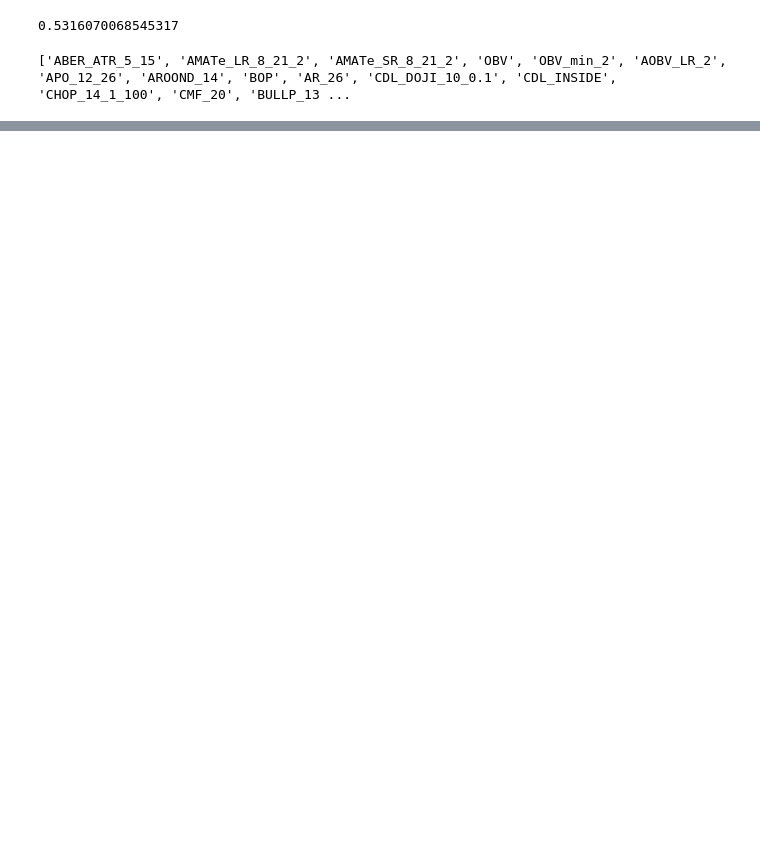
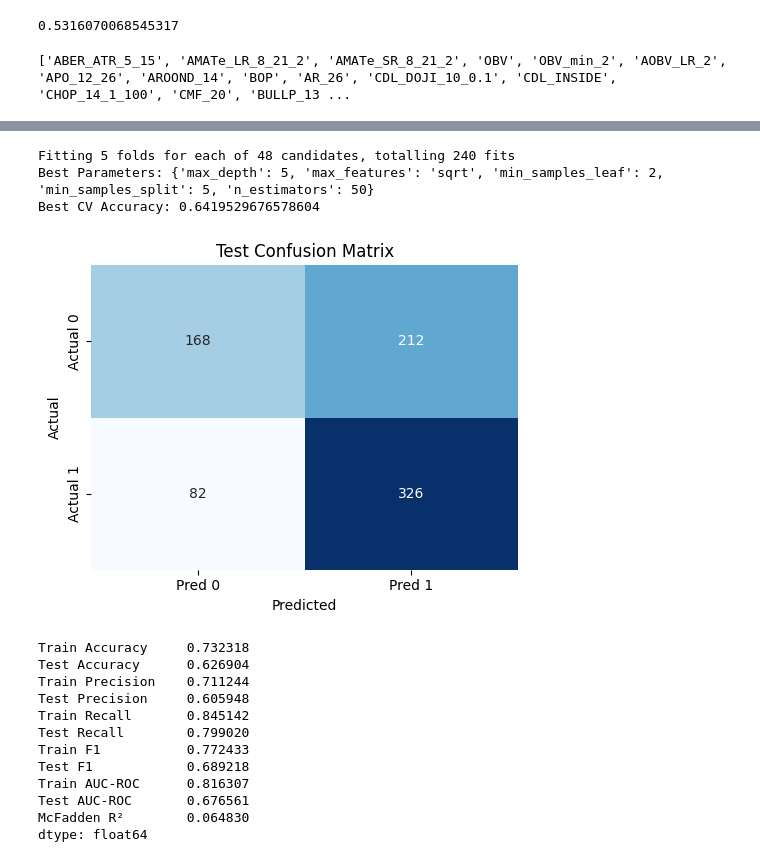
Before and after one commit to mahajanh19/Portfolio, a Jupyter notebook: INDA-CRISP/pytrigger_TI_ML.ipynb, the cells around one changed output, grey strips where cells are left out. Drawn from its saved outputs; the diff is of its cells as text; code cells hidden in the pictures; blank space fills up the shorter version.

```diff
--- a/INDA-CRISP/pytrigger_TI_ML.ipynb
+++ b/INDA-CRISP/pytrigger_TI_ML.ipynb
@@ -162,0 +260,54 @@ memory usage: 340.8 KB
+# %%
+# Run Random Forest with hyperparameter tuning (no parallelism)
+grid_search_rf = GridSearchCV(
+    estimator=RandomForestClassifier(random_state=42),
+    param_grid={
+        'n_estimators': [50,100],
+        'max_depth': [3, 5, 10],
+        'min_samples_split': [2, 5],
+        'min_samples_leaf': [1, 2],
+        'max_features': ['sqrt', 'log2']
+    },
+    cv=5,
+    scoring='accuracy',
+    n_jobs=1,
+    verbose=1
+)
+
+# Fit the model and get the best estimator
+grid_search_rf.fit(X_train_FS, Y_train)
+best_rf_model = grid_search_rf.best_estimator_
+
+# Output best parameters and CV score
+print("Best Parameters:", grid_search_rf.best_params_)
+print("Best CV Accuracy:", grid_search_rf.best_score_)
+# %% [output]
+Fitting 5 folds for each of 48 candidates, totalling 240 fits
+Best Parameters: {'max_depth': 5, 'max_features': 'sqrt', 'min_samples_leaf': 2, 'min_samples_split': 5, 'n_estimators': 50}
+Best CV Accuracy: 0.6419529676578604
+# %%
+y_train_pred = best_rf_model.predict(X_train_FS)
+y_test_pred = best_rf_model.predict(X_test_FS)
+y_train_prob = best_rf_model.predict_proba(X_train_FS)[:, 1]
+y_test_prob = best_rf_model.predict_proba(X_test_FS)[:, 1]
+
+metrics_rf = evaluate_classification(
+    Y_train, y_train_pred, y_train_prob,
+    Y_test, y_test_pred, y_test_prob,
+    show_confusion_heatmap=True
+)
+print(metrics_rf)
+# %% [output]
+[figure, added]
+Train Accuracy     0.732318
+Test Accuracy      0.626904
+Train Precision    0.711244
+Test Precision     0.605948
+Train Recall       0.845142
+Test Recall        0.799020
+Train F1           0.772433
+Test F1            0.689218
+Train AUC-ROC      0.816307
+Test AUC-ROC       0.676561
+McFadden R²        0.064830
+dtype: float64
```
Also changed, not shown: parts of 7 cells of this notebook.
